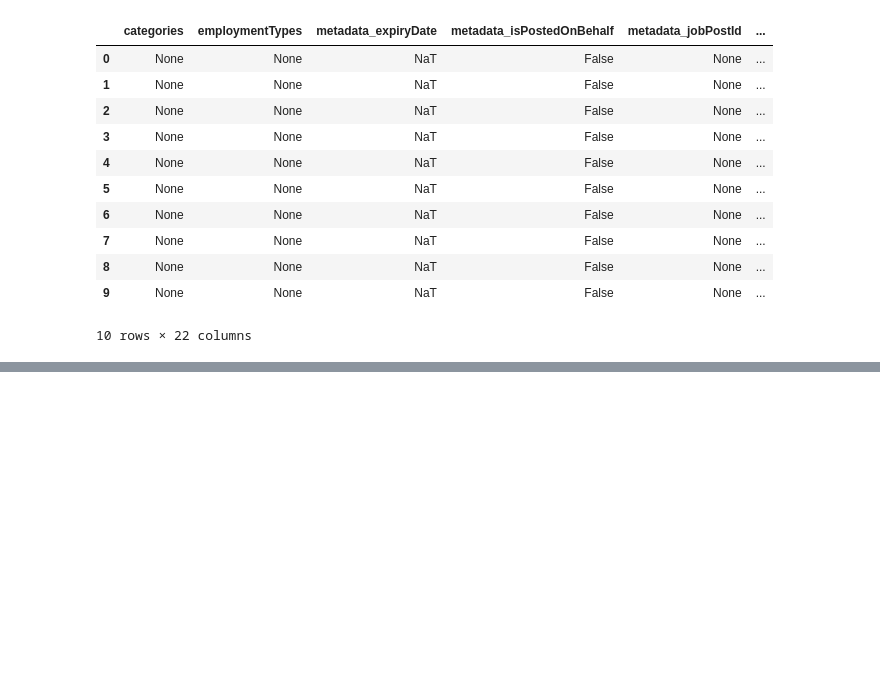
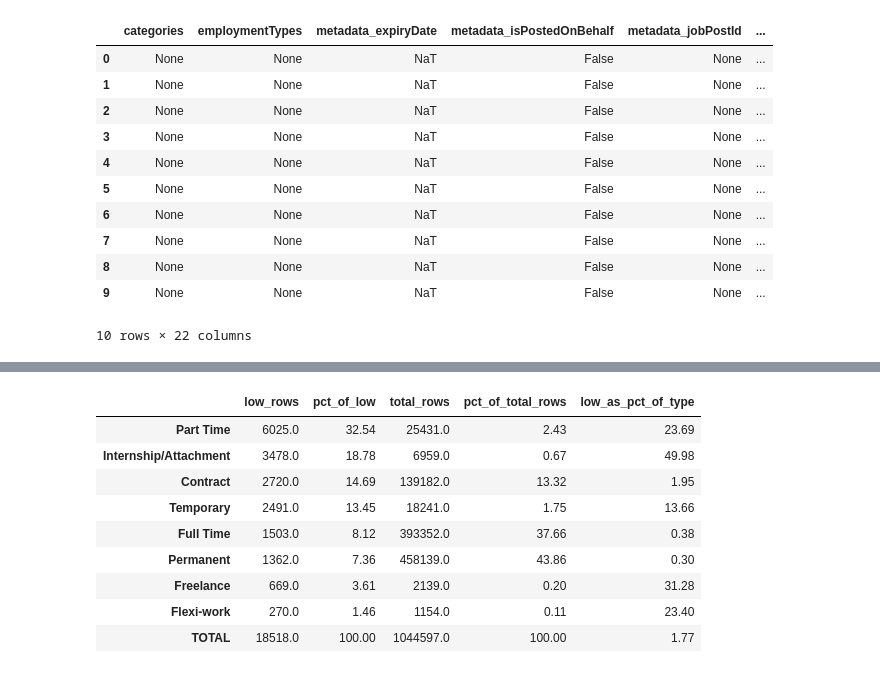
Before and after one commit to PP-123-nt/sg-jobs, a Jupyter notebook: 2_duckdb-check.ipynb, the cells around one changed output, grey strips where cells are left out. Drawn from its saved outputs; the diff is of its cells as text; code cells hidden in the pictures; blank space fills up the shorter version.

```diff
--- a/2_duckdb-check.ipynb
+++ b/2_duckdb-check.ipynb
@@ -277,3 +254,13 @@ Found 3988 rows with missing Job IDs.
 | 8 | None | None | NaT | False | None | ... |
 | 9 | None | None | NaT | False | None | ... |
 10 rows × 22 columns
+# %%
+# create job_df to exclude rows without salary values
+job_df = job_rawdf.dropna(subset=['metadata_jobPostId']).copy()
+
+print('before:', len(job_rawdf))
+print('after :', len(job_df))
+print('blank rows removed:', len(job_rawdf) - len(job_df))
+
+salary_check = ['salary_minimum', 'salary_maximum', 'average_salary']
+job_df[salary_check].quantile([0.01, 0.05, 0.5, 0.95, 0.99, 0.999, 1]).round(0)
@@ -279,0 +306,7 @@ Found 3988 rows with missing Job IDs.
+# %%
+# min salary < $1K and > $30K records
+low_salary_df  = job_df[job_df.salary_minimum < 1000].copy()
+high_salary_df = job_df[job_df.salary_minimum > 30000].copy()
+
+print('low min salary < $1K:', f'{len(low_salary_df):,}')
+print('high min salary >$30K:', f'{len(high_salary_df):,}')
@@ -279,0 +331,27 @@ Found 3988 rows with missing Job IDs.
+# %%
+# min salary < $1K records, vs total excl missing value, vs same employment type
+low_emp = low_salary_df['employmentTypes'].value_counts().to_frame('low_rows')
+low_emp['pct_of_low'] = (low_emp.low_rows / len(low_salary_df) * 100).round(2)
+
+# total rows per employment type across the whole cleaned dataset
+total_emp = job_df['employmentTypes'].value_counts().rename('total_rows')
+
+low_emp = low_emp.join(total_emp)
+low_emp['pct_of_total_rows'] = (low_emp.total_rows / len(job_df) * 100).round(2)
+low_emp['low_as_pct_of_type'] = (low_emp.low_rows / low_emp.total_rows * 100).round(2)
+
+# a total row at the bottom
+low_emp.loc['TOTAL'] = [low_salary_df.shape[0], 100.0, len(job_df), 100.0,
+                        round(low_salary_df.shape[0] / len(job_df) * 100, 2)]
+low_emp
+# %% [output]
+|  | low_rows | pct_of_low | total_rows | pct_of_total_rows | low_as_pct_of_type |
+| Part Time | 6025.0 | 32.54 | 25431.0 | 2.43 | 23.69 |
+| Internship/Attachment | 3478.0 | 18.78 | 6959.0 | 0.67 | 49.98 |
+| Contract | 2720.0 | 14.69 | 139182.0 | 13.32 | 1.95 |
+| Temporary | 2491.0 | 13.45 | 18241.0 | 1.75 | 13.66 |
+| Full Time | 1503.0 | 8.12 | 393352.0 | 37.66 | 0.38 |
+| Permanent | 1362.0 | 7.36 | 458139.0 | 43.86 | 0.30 |
+| Freelance | 669.0 | 3.61 | 2139.0 | 0.20 | 31.28 |
+| Flexi-work | 270.0 | 1.46 | 1154.0 | 0.11 | 23.40 |
+| TOTAL | 18518.0 | 100.00 | 1044597.0 | 100.00 | 1.77 |
```
Also changed, not shown: parts of 8 cells of this notebook, 1 other file.
